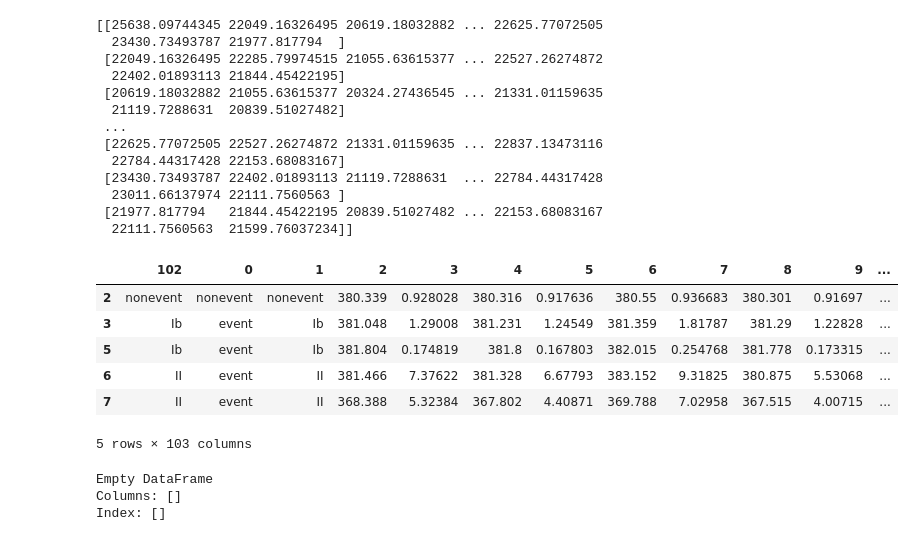
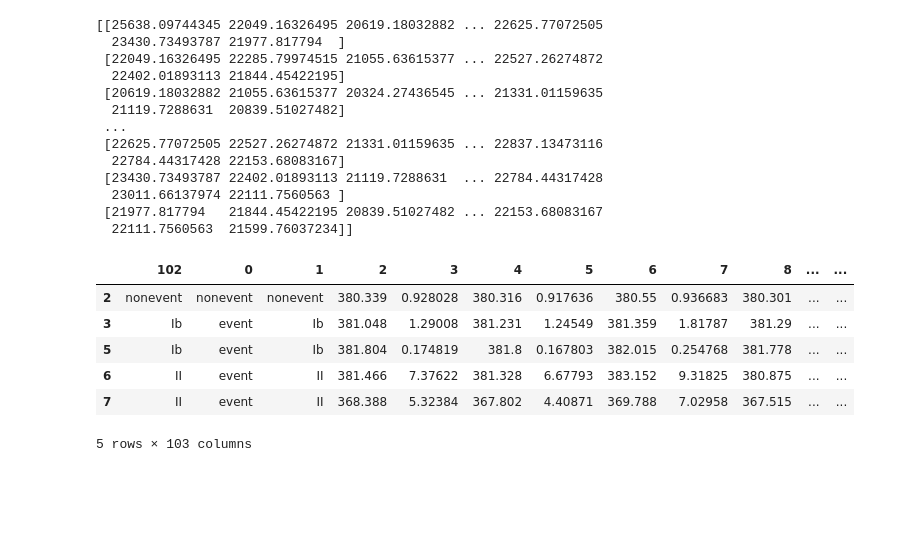
Before and after one commit to williwilliams3/TermProjectIML, a Jupyter notebook: answers_questions.ipynb, the cells around one changed output. Drawn from its saved outputs; the diff is of its cells as text; code cells hidden in the pictures; blank space fills up the shorter version.

Commit message:
New corr matrices

```diff
--- a/answers_questions.ipynb
+++ b/answers_questions.ipynb
@@ -138,33 +138,25 @@ print(covMatrix)
 # %%
 #visualise what we got wrong
 import statistics
 
 ans_data = pd.DataFrame(np.c_[df,ans.index])
-
 
 cols = [102] + [col for col in ans_data if col != 102]
 ans_data = ans_data[cols]
 
 correct = ans_data[ans_data[102]==ans_data[1]]
 wrong = ans_data[ans_data[102]!=ans_data[1]]
 
 df_correct = pd.DataFrame(correct)
+df_wrong = pd.DataFrame(wrong)
 
 corr = df_correct.corr()
-
-
 df_correct.head()
 # %% [output]
-|  | 102 | 0 | 1 | 2 | 3 | 4 | 5 | 6 | 7 | 8 | 9 | ... |
-| 2 | nonevent | nonevent | nonevent | 380.339 | 0.928028 | 380.316 | 0.917636 | 380.55 | 0.936683 | 380.301 | 0.91697 | ... |
-| 3 | Ib | event | Ib | 381.048 | 1.29008 | 381.231 | 1.24549 | 381.359 | 1.81787 | 381.29 | 1.22828 | ... |
-| 5 | Ib | event | Ib | 381.804 | 0.174819 | 381.8 | 0.167803 | 382.015 | 0.254768 | 381.778 | 0.173315 | ... |
-| 6 | II | event | II | 381.466 | 7.37622 | 381.328 | 6.67793 | 383.152 | 9.31825 | 380.875 | 5.53068 | ... |
-| 7 | II | event | II | 368.388 | 5.32384 | 367.802 | 4.40871 | 369.788 | 7.02958 | 367.515 | 4.00715 | ... |
+|  | 102 | 0 | 1 | 2 | 3 | 4 | 5 | 6 | 7 | 8 | ... | ... |
+| 2 | nonevent | nonevent | nonevent | 380.339 | 0.928028 | 380.316 | 0.917636 | 380.55 | 0.936683 | 380.301 | ... | ... |
+| 3 | Ib | event | Ib | 381.048 | 1.29008 | 381.231 | 1.24549 | 381.359 | 1.81787 | 381.29 | ... | ... |
+| 5 | Ib | event | Ib | 381.804 | 0.174819 | 381.8 | 0.167803 | 382.015 | 0.254768 | 381.778 | ... | ... |
+| 6 | II | event | II | 381.466 | 7.37622 | 381.328 | 6.67793 | 383.152 | 9.31825 | 380.875 | ... | ... |
+| 7 | II | event | II | 368.388 | 5.32384 | 367.802 | 4.40871 | 369.788 | 7.02958 | 367.515 | ... | ... |
 5 rows × 103 columns
-# %%
-print(corr)
-# %% [output]
-Empty DataFrame
-Columns: []
-Index: []
```
Also changed, not shown: parts of 5 cells of this notebook, 4 other files.
